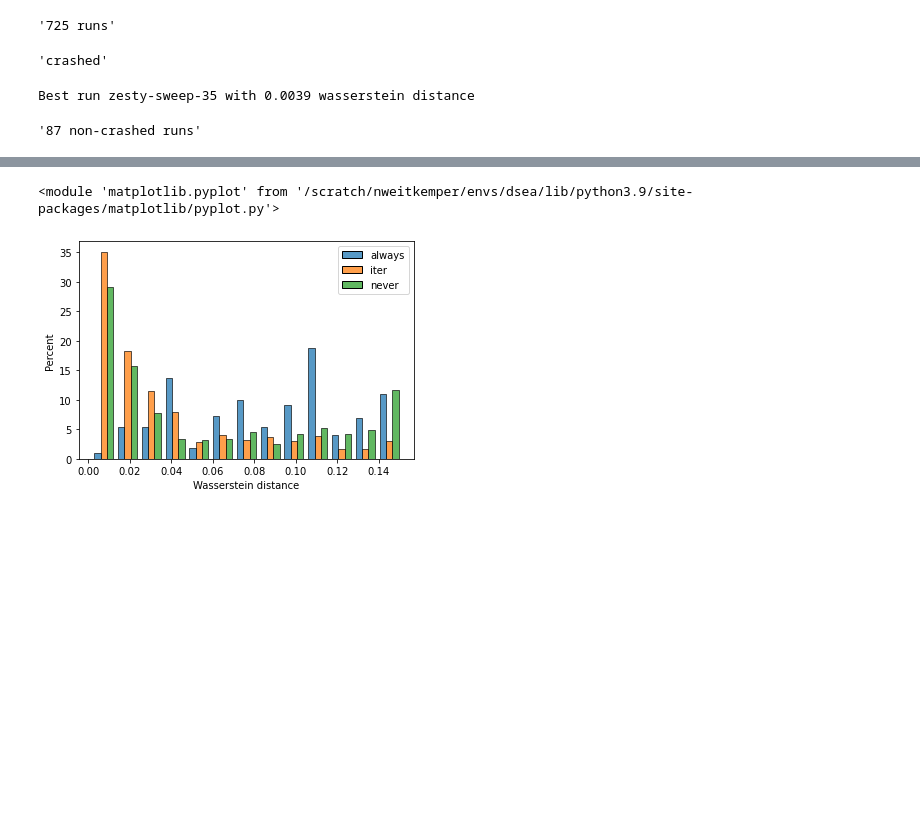
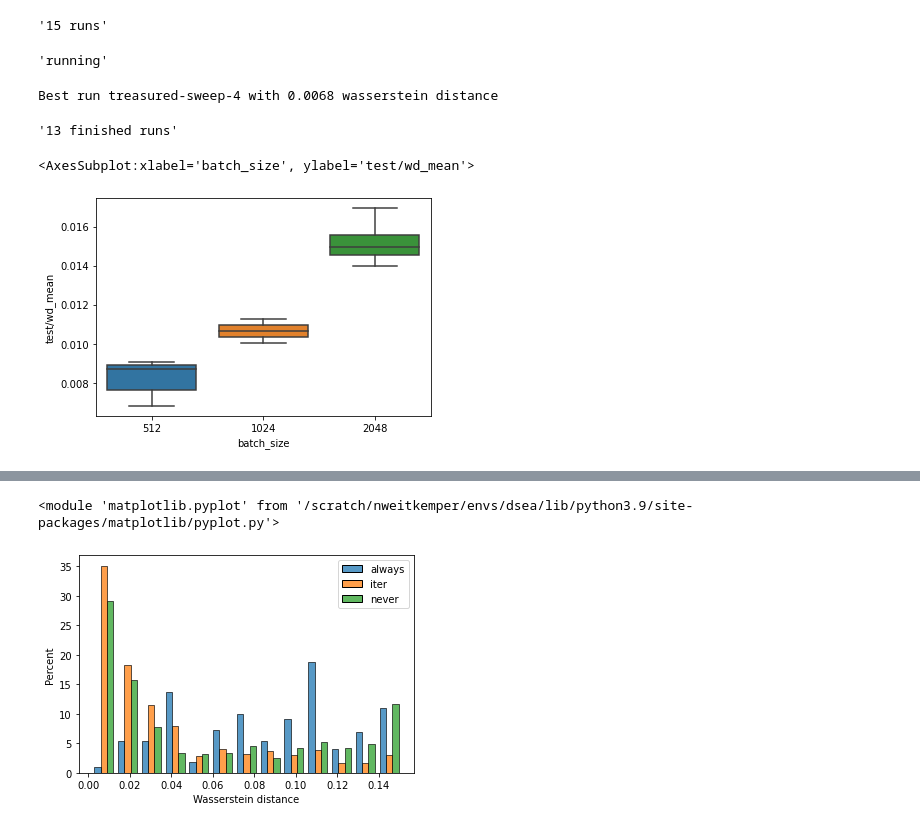
Before and after one commit to NicoWeio/Bachelor-code, a Jupyter notebook: z_evaluate_sweep.ipynb, the cells around one changed output, grey strips where cells are left out. Cells and saved outputs as stored; diff of their text form; code cells hidden in the pictures; blank space fills up the shorter version.

```diff
--- a/z_evaluate_sweep.ipynb
+++ b/z_evaluate_sweep.ipynb
@@ -2,26 +2,38 @@
 import wandb
 api = wandb.Api()
 
-sweep_id = '7eejazi0'
+sweep_id = 'zftou44c'
 sweep = api.sweep(f"nicoweio/dsea-corn/{sweep_id}")
 
 f"{len(sweep.runs)} runs"
 # %% [output]
-'725 runs'
+'15 runs'
 # %%
-sweep.runs[50].state
+sweep.runs[0].state
 # %% [output]
-'crashed'
+'running'
 # %%
 # filter successful runs
 runs = filter(lambda run: run.state == 'finished', sweep.runs)
 
 runs = sorted(runs,
-  key=lambda run: run.summary.get("wd_test", 1), reverse=False)
-wd_test = runs[0].summary.get("wd_test", 1)
+  key=lambda run: run.summary['test/wd_mean'], reverse=False)
+wd_test = runs[0].summary['test/wd_mean']
 print(f"Best run {runs[0].name} with {wd_test:.4f} wasserstein distance")
 
-f"{len(runs)} non-crashed runs"
+f"{len(runs)} finished runs"
 # %% [output]
-Best run zesty-sweep-35 with 0.0039 wasserstein distance
+Best run treasured-sweep-4 with 0.0068 wasserstein distance
-'87 non-crashed runs'
+'13 finished runs'
+# %%
+import seaborn as sns
+import pandas as pd
+
+df = pd.DataFrame([dict(run.summary) | dict(run.config) for run in runs])
+# df
+# %%
+# sns.violinplot(data=df, y='test/wd_mean', x='batch_size')
+sns.boxplot(data=df, y='test/wd_mean', x='batch_size')
+# %% [output]
+<AxesSubplot:xlabel='batch_size', ylabel='test/wd_mean'>
+[figure, added]
```
Also changed, not shown: parts of 8 cells of this notebook, 1 other file.
